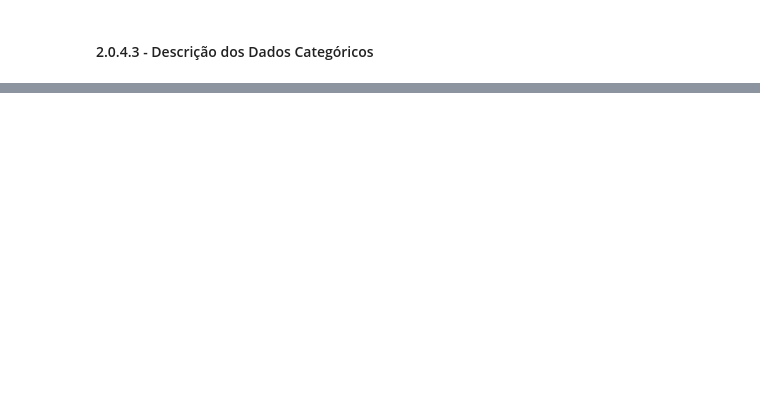
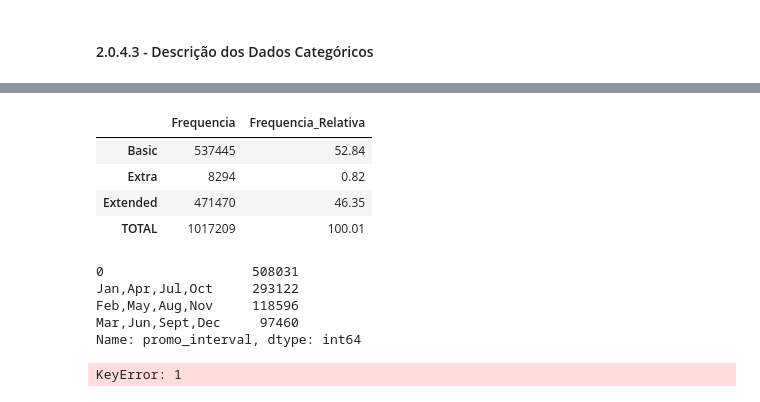
Before and after one commit to RicardoPaganini/Rossmann-Store-Sales, a Jupyter notebook: rossmann-store-sales.ipynb, the cells around one changed output, grey strips where cells are left out. Cells and saved outputs as stored; diff of their text form; code cells hidden in the pictures; blank space fills up the shorter version.

```diff
--- a/rossmann-store-sales.ipynb
+++ b/rossmann-store-sales.ipynb
@@ -214,0 +277,2 @@ m
+# %%
+assortment_frequency = cat_attributes.assortment.value_counts()
@@ -214,0 +286,20 @@ m
+# %%
+table_frequency = pd.DataFrame(columns=['Frequencia', 'Frequencia_Relativa'], index=['Basic', 'Extra', 'Extended','TOTAL'])
+
+table_frequency.Frequencia[0] = assortment_frequency[0]
+table_frequency.Frequencia[1] = assortment_frequency[2]
+table_frequency.Frequencia[2] = assortment_frequency[1]
+table_frequency.Frequencia[3] = assortment_frequency.sum()
+
+table_frequency.Frequencia_Relativa[0] = round(assortment_frequency[0] / table_frequency.Frequencia[3] * 100,2)
+table_frequency.Frequencia_Relativa[1] = round(assortment_frequency[2] / table_frequency.Frequencia[3] * 100,2)
+table_frequency.Frequencia_Relativa[2] = round(assortment_frequency[1] / table_frequency.Frequencia[3] * 100,2)
+table_frequency.Frequencia_Relativa[3] = table_frequency.Frequencia_Relativa.sum()
+
+table_frequency
+# %% [output]
+|  | Frequencia | Frequencia_Relativa |
+| Basic | 537445 | 52.84 |
+| Extra | 8294 | 0.82 |
+| Extended | 471470 | 46.35 |
+| TOTAL | 1017209 | 100.01 |
@@ -214,0 +310,26 @@ m
+# %%
+promo_interval_frequency
+# %% [output]
+0                   508031
+Jan,Apr,Jul,Oct     293122
+Feb,May,Aug,Nov     118596
+Mar,Jun,Sept,Dec     97460
+Name: promo_interval, dtype: int64
+# %%
+table_frequency = pd.DataFrame(columns=['Frequencia', 'Frequencia_Relativa'], index=['Nenhuma', 'Jan-Apr-Jul-Oct', 'Feb-May-Aug-Nov','Mar-Jun-Sept-Dec','TOTAL'])
+
+table_frequency.Frequencia[0] = promo_interval_frequency[0]
+table_frequency.Frequencia[1] = promo_interval_frequency[1]
+table_frequency.Frequencia[2] = promo_interval_frequency[2]
+table_frequency.Frequencia[3] = promo_interval_frequency[3]
+table_frequency.Frequencia[4] = promo_interval_frequency.sum()
+
+table_frequency.Frequencia_Relativa[0] = round(promo_interval_frequency[0] / table_frequency.Frequencia[4] * 100,2)
+table_frequency.Frequencia_Relativa[1] = round(promo_interval_frequency[1] / table_frequency.Frequencia[4] * 100,2)
+table_frequency.Frequencia_Relativa[2] = round(promo_interval_frequency[2] / table_frequency.Frequencia[4] * 100,2)
+table_frequency.Frequencia_Relativa[3] = round(promo_interval_frequency[3] / table_frequency.Frequencia[4] * 100,2)
+table_frequency.Frequencia_Relativa[4] = table_frequency.Frequencia_Relativa.sum()
+
+table_frequency
+# %% [output]
+KeyError: 1
```
Also changed, not shown: parts of 14 cells of this notebook.
